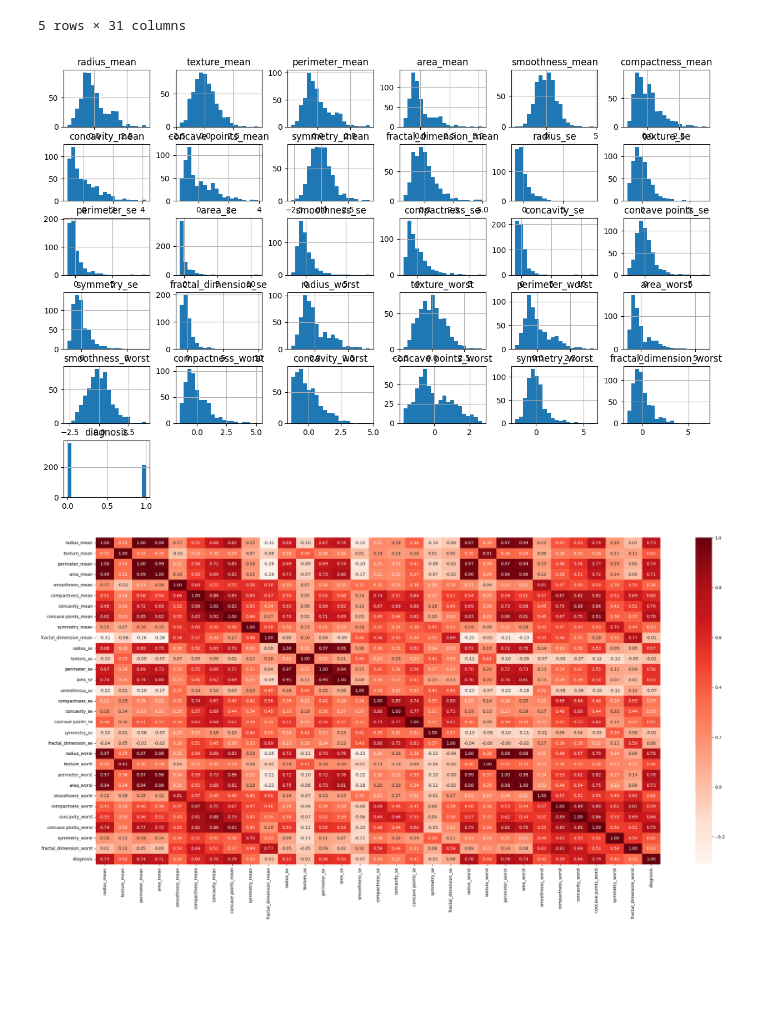
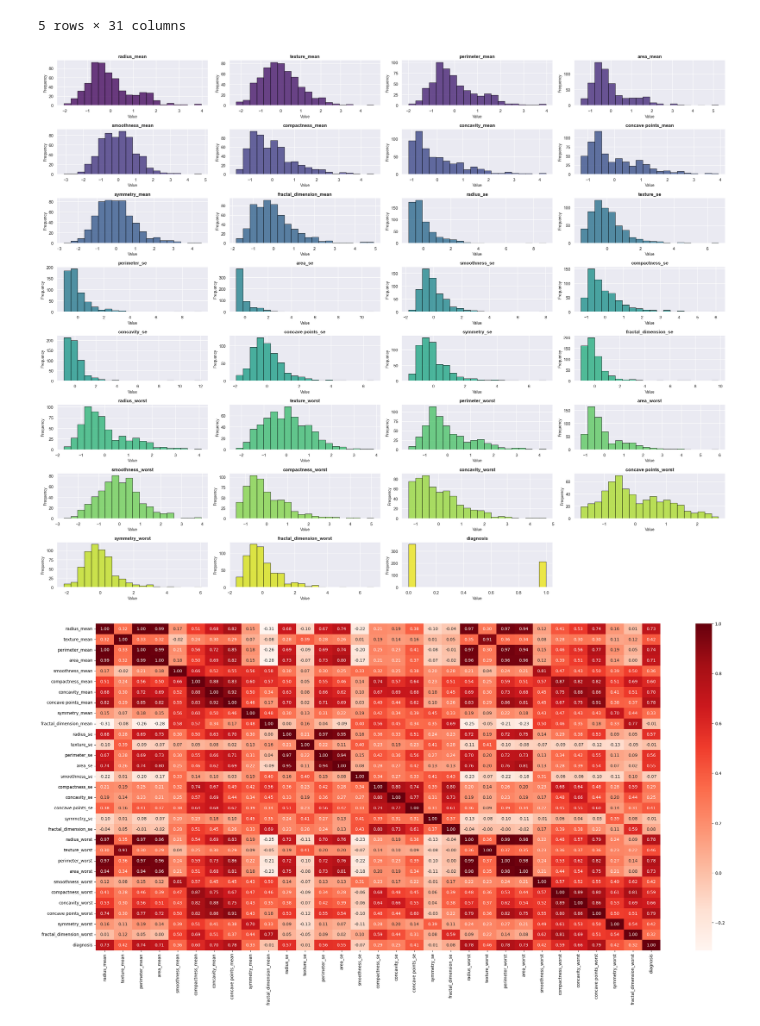
Before and after one commit to Juan-Carlos-D/breast-cancer-data-analysis, a Jupyter notebook: Notebooks/3. Exploratory Data Analysis.ipynb, the cells around one changed output. Saved outputs shown, nothing was run; the diff lists cells and outputs as text; code cells hidden in the pictures; blank space fills up the shorter version.

Commit message:
updated visuals

```diff
--- a/Notebooks/3. Exploratory Data Analysis.ipynb
+++ b/Notebooks/3. Exploratory Data Analysis.ipynb
@@ -33,9 +33,27 @@ df_processed.head()
 | 3 | -0.768909 | 0.253732 | -0.592687 | -0.764464 | 3.283553 | 3.402909 | ... |
 | 4 | 1.750297 | -1.151816 | 1.776573 | 1.826229 | 0.280372 | 0.539340 | ... |
 5 rows × 31 columns
-# %%
-df_processed.hist(figsize=(15, 10), bins=20)
-plt.show()
-# %% [output]
-[figure, removed]
+# %%
+# Histograms of Attributes
+
+sns.set_theme(style="darkgrid")
+colors = sns.color_palette("viridis", len(df_processed.columns))
+
+fig, axes = plt.subplots(8, 4, figsize=(25, 20))
+axes = axes.flatten()
+
+for i, column in enumerate(df_processed.columns):
+    ax = axes[i]
+    ax.hist(df_processed[column], bins=20, color=colors[i], edgecolor="black", alpha=0.8)
+    ax.set_title(column, fontsize=12, weight='bold')
+    ax.set_xlabel("Value", fontsize=10)
+    ax.set_ylabel("Frequency", fontsize=10)
+
+for j in range(i + 1, len(axes)):
+    fig.delaxes(axes[j])
+
+plt.tight_layout()
+plt.show()
+# %% [output]
+[figure, added]
 # %%
```
Also changed, not shown: parts of 1 cell of this notebook.
